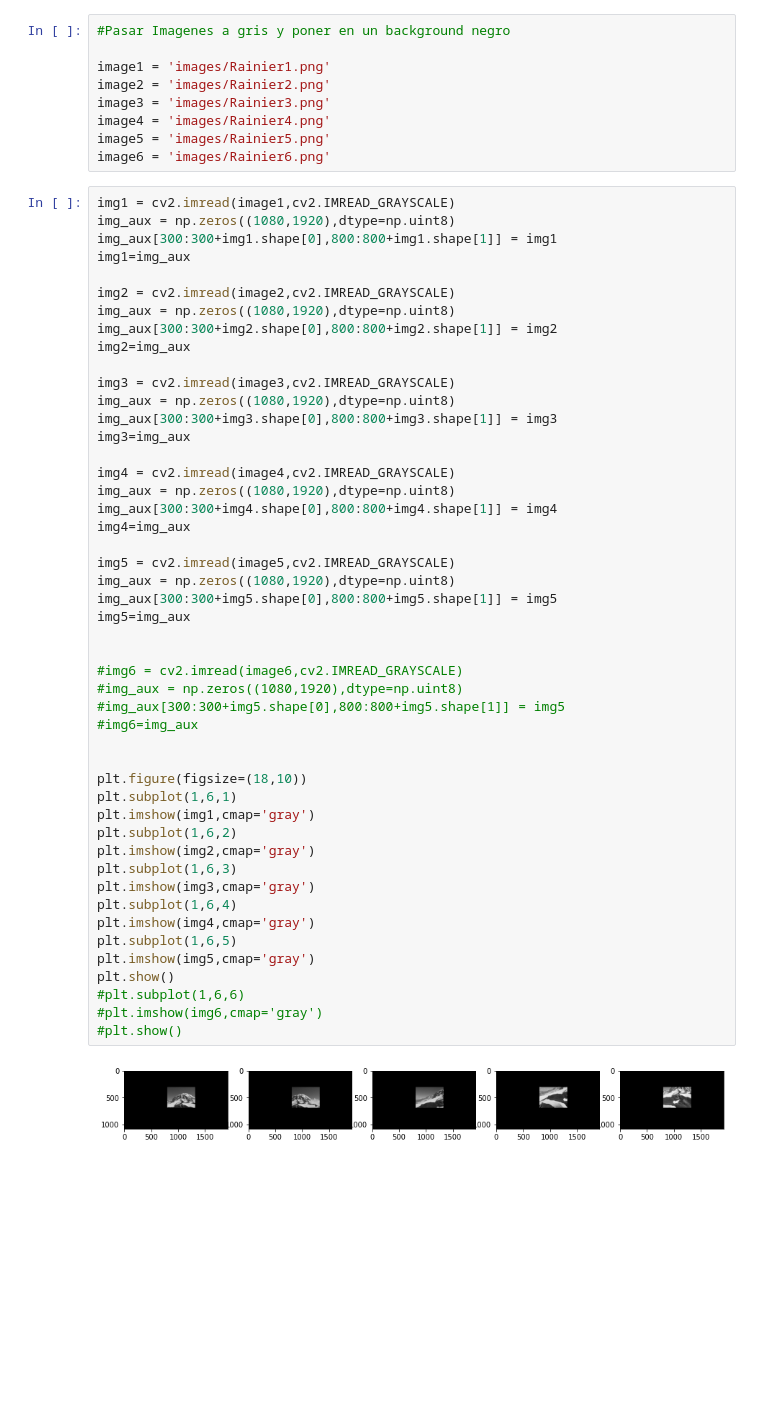
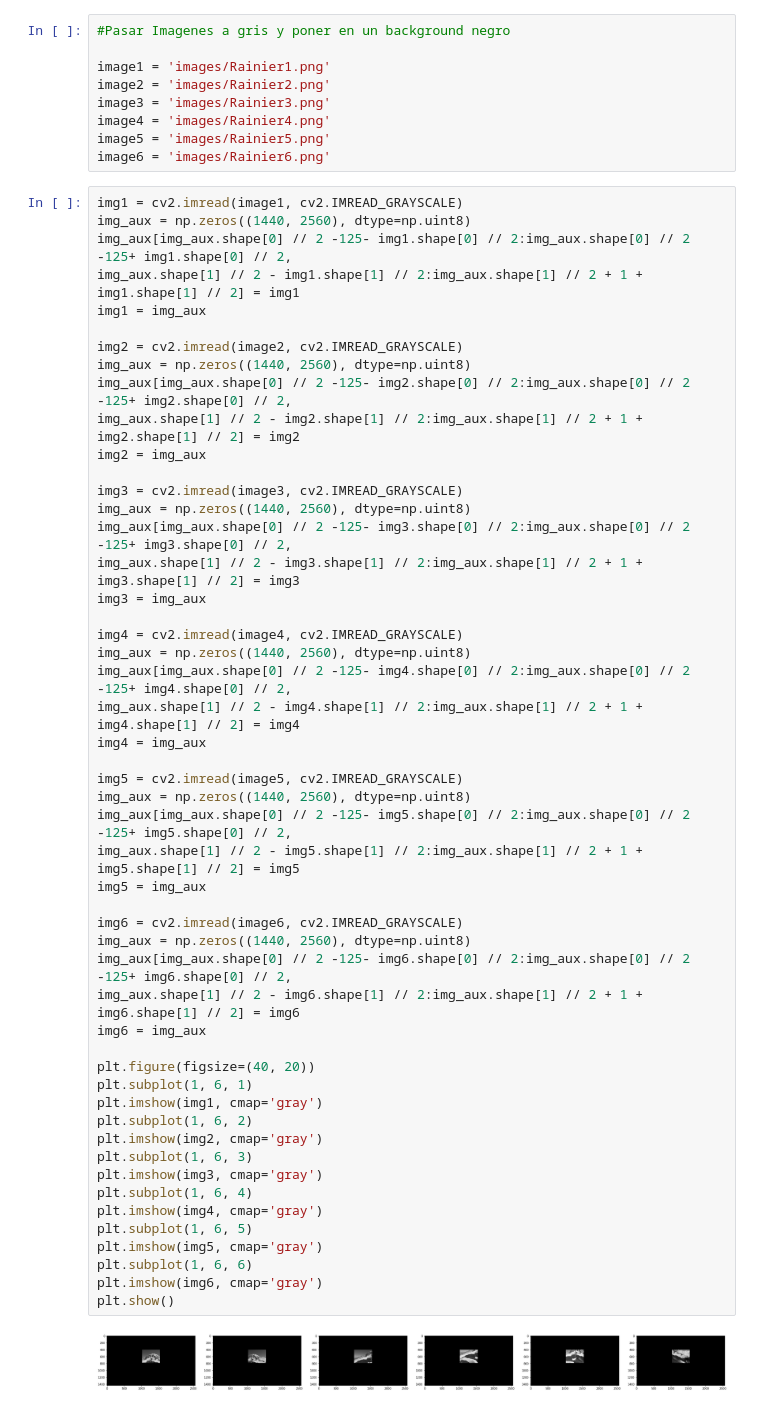
Before and after one commit to SQuincke/obligatorio-cv, a Jupyter notebook: Image Stiching.ipynb, the cells around one changed output. Drawn from its saved outputs; the diff is of its cells as text; blank space fills up the shorter version.

```diff
--- a/Image Stiching.ipynb
+++ b/Image Stiching.ipynb
@@ -104,54 +212,57 @@ image4 = 'images/Rainier4.png'
 image5 = 'images/Rainier5.png'
 image6 = 'images/Rainier6.png'
 # %%
-img1 = cv2.imread(image1,cv2.IMREAD_GRAYSCALE)
-img_aux = np.zeros((1080,1920),dtype=np.uint8)
-img_aux[300:300+img1.shape[0],800:800+img1.shape[1]] = img1
-img1=img_aux
+img1 = cv2.imread(image1, cv2.IMREAD_GRAYSCALE)
+img_aux = np.zeros((1440, 2560), dtype=np.uint8)
+img_aux[img_aux.shape[0] // 2 -125- img1.shape[0] // 2:img_aux.shape[0] // 2 -125+ img1.shape[0] // 2,
+img_aux.shape[1] // 2 - img1.shape[1] // 2:img_aux.shape[1] // 2 + 1 + img1.shape[1] // 2] = img1
+img1 = img_aux
 
-img2 = cv2.imread(image2,cv2.IMREAD_GRAYSCALE)
-img_aux = np.zeros((1080,1920),dtype=np.uint8)
-img_aux[300:300+img2.shape[0],800:800+img2.shape[1]] = img2
-img2=img_aux
+img2 = cv2.imread(image2, cv2.IMREAD_GRAYSCALE)
+img_aux = np.zeros((1440, 2560), dtype=np.uint8)
+img_aux[img_aux.shape[0] // 2 -125- img2.shape[0] // 2:img_aux.shape[0] // 2 -125+ img2.shape[0] // 2,
+img_aux.shape[1] // 2 - img2.shape[1] // 2:img_aux.shape[1] // 2 + 1 + img2.shape[1] // 2] = img2
+img2 = img_aux
 
-img3 = cv2.imread(image3,cv2.IMREAD_GRAYSCALE)
-img_aux = np.zeros((1080,1920),dtype=np.uint8)
-img_aux[300:300+img3.shape[0],800:800+img3.shape[1]] = img3
-img3=img_aux
+img3 = cv2.imread(image3, cv2.IMREAD_GRAYSCALE)
+img_aux = np.zeros((1440, 2560), dtype=np.uint8)
+img_aux[img_aux.shape[0] // 2 -125- img3.shape[0] // 2:img_aux.shape[0] // 2 -125+ img3.shape[0] // 2,
+img_aux.shape[1] // 2 - img3.shape[1] // 2:img_aux.shape[1] // 2 + 1 + img3.shape[1] // 2] = img3
+img3 = img_aux
 
-img4 = cv2.imread(image4,cv2.IMREAD_GRAYSCALE)
-img_aux = np.zeros((1080,1920),dtype=np.uint8)
-img_aux[300:300+img4.shape[0],800:800+img4.shape[1]] = img4
-img4=img_aux
+img4 = cv2.imread(image4, cv2.IMREAD_GRAYSCALE)
+img_aux = np.zeros((1440, 2560), dtype=np.uint8)
+img_aux[img_aux.shape[0] // 2 -125- img4.shape[0] // 2:img_aux.shape[0] // 2 -125+ img4.shape[0] // 2,
+img_aux.shape[1] // 2 - img4.shape[1] // 2:img_aux.shape[1] // 2 + 1 + img4.shape[1] // 2] = img4
+img4 = img_aux
 
-img5 = cv2.imread(image5,cv2.IMREAD_GRAYSCALE)
-img_aux = np.zeros((1080,1920),dtype=np.uint8)
-img_aux[300:300+img5.shape[0],800:800+img5.shape[1]] = img5
-img5=img_aux
+img5 = cv2.imread(image5, cv2.IMREAD_GRAYSCALE)
+img_aux = np.zeros((1440, 2560), dtype=np.uint8)
+img_aux[img_aux.shape[0] // 2 -125- img5.shape[0] // 2:img_aux.shape[0] // 2 -125+ img5.shape[0] // 2,
+img_aux.shape[1] // 2 - img5.shape[1] // 2:img_aux.shape[1] // 2 + 1 + img5.shape[1] // 2] = img5
+img5 = img_aux
 
+img6 = cv2.imread(image6, cv2.IMREAD_GRAYSCALE)
+img_aux = np.zeros((1440, 2560), dtype=np.uint8)
+img_aux[img_aux.shape[0] // 2 -125- img6.shape[0] // 2:img_aux.shape[0] // 2 -125+ img6.shape[0] // 2,
+img_aux.shape[1] // 2 - img6.shape[1] // 2:img_aux.shape[1] // 2 + 1 + img6.shape[1] // 2] = img6
+img6 = img_aux
 
-#img6 = cv2.imread(image6,cv2.IMREAD_GRAYSCALE)
-#img_aux = np.zeros((1080,1920),dtype=np.uint8)
-#img_aux[300:300+img5.shape[0],800:800+img5.shape[1]] = img5
-#img6=img_aux
-
-
-plt.figure(figsize=(18,10))
-plt.subplot(1,6,1)
-plt.imshow(img1,cmap='gray')
-plt.subplot(1,6,2)
-plt.imshow(img2,cmap='gray')
-plt.subplot(1,6,3)
-plt.imshow(img3,cmap='gray')
-plt.subplot(1,6,4)
-plt.imshow(img4,cmap='gray')
-plt.subplot(1,6,5)
-plt.imshow(img5,cmap='gray')
+plt.figure(figsize=(40, 20))
+plt.subplot(1, 6, 1)
+plt.imshow(img1, cmap='gray')
+plt.subplot(1, 6, 2)
+plt.imshow(img2, cmap='gray')
+plt.subplot(1, 6, 3)
+plt.imshow(img3, cmap='gray')
+plt.subplot(1, 6, 4)
+plt.imshow(img4, cmap='gray')
+plt.subplot(1, 6, 5)
+plt.imshow(img5, cmap='gray')
+plt.subplot(1, 6, 6)
+plt.imshow(img6, cmap='gray')
 plt.show()
-#plt.subplot(1,6,6)
-#plt.imshow(img6,cmap='gray')
-#plt.show()
 # %% [output]
-[figure, old version]
+[figure, new version]
 # %%
 detector = cv2.SIFT_create()
```
Also changed, not shown: parts of 17 cells of this notebook.
